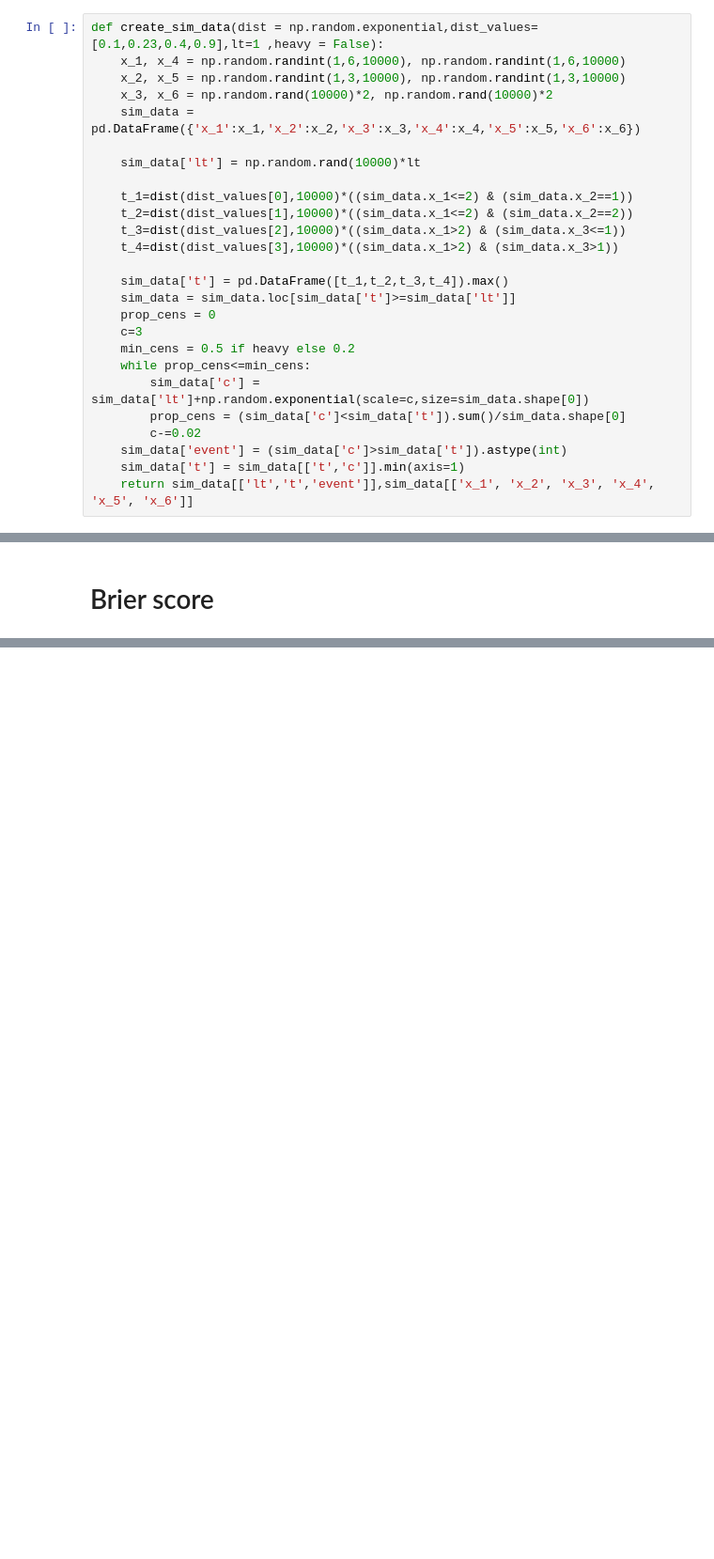
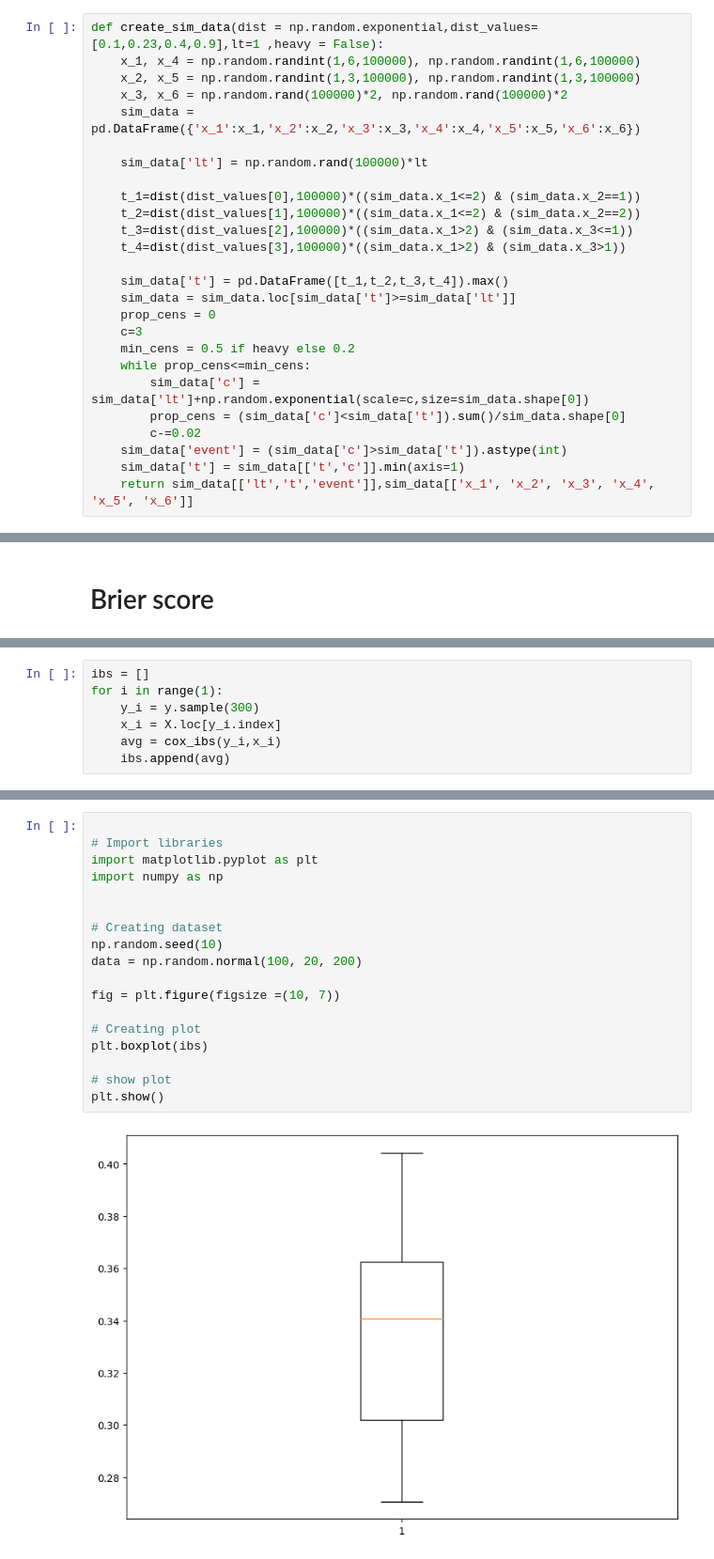
Before and after one commit to TomerWeissGit/LTRCTrees_python, a Jupyter notebook: models/simulations.ipynb, the cells around one changed output, grey strips where cells are left out. Shown: that part at 94% size. Drawn from its saved outputs; the diff is of its cells as text; blank space fills up the shorter version.

```diff
--- a/models/simulations.ipynb
+++ b/models/simulations.ipynb
@@ -82,17 +81,17 @@ tree.plot_tree(ltrc_art_tree,fontsize=30,feature_names=x_train.columns,filled =
 [figure]
 # %%
 def create_sim_data(dist = np.random.exponential,dist_values=[0.1,0.23,0.4,0.9],lt=1 ,heavy = False):
-    x_1, x_4 = np.random.randint(1,6,10000), np.random.randint(1,6,10000)
-    x_2, x_5 = np.random.randint(1,3,10000), np.random.randint(1,3,10000)
-    x_3, x_6 = np.random.rand(10000)*2, np.random.rand(10000)*2
+    x_1, x_4 = np.random.randint(1,6,100000), np.random.randint(1,6,100000)
+    x_2, x_5 = np.random.randint(1,3,100000), np.random.randint(1,3,100000)
+    x_3, x_6 = np.random.rand(100000)*2, np.random.rand(100000)*2
     sim_data = pd.DataFrame({'x_1':x_1,'x_2':x_2,'x_3':x_3,'x_4':x_4,'x_5':x_5,'x_6':x_6})
 
-    sim_data['lt'] = np.random.rand(10000)*lt
+    sim_data['lt'] = np.random.rand(100000)*lt
 
-    t_1=dist(dist_values[0],10000)*((sim_data.x_1<=2) & (sim_data.x_2==1))
-    t_2=dist(dist_values[1],10000)*((sim_data.x_1<=2) & (sim_data.x_2==2))
-    t_3=dist(dist_values[2],10000)*((sim_data.x_1>2) & (sim_data.x_3<=1))
-    t_4=dist(dist_values[3],10000)*((sim_data.x_1>2) & (sim_data.x_3>1))
+    t_1=dist(dist_values[0],100000)*((sim_data.x_1<=2) & (sim_data.x_2==1))
+    t_2=dist(dist_values[1],100000)*((sim_data.x_1<=2) & (sim_data.x_2==2))
+    t_3=dist(dist_values[2],100000)*((sim_data.x_1>2) & (sim_data.x_3<=1))
+    t_4=dist(dist_values[3],100000)*((sim_data.x_1>2) & (sim_data.x_3>1))
 
     sim_data['t'] = pd.DataFrame([t_1,t_2,t_3,t_4]).max()
     sim_data = sim_data.loc[sim_data['t']>=sim_data['lt']]
@@ -185,0 +158,7 @@ array([0, 1, 2, 3, 4])
+# %%
+ibs = []
+for i in range(1):
+    y_i = y.sample(300)
+    x_i = X.loc[y_i.index]
+    avg = cox_ibs(y_i,x_i)
+    ibs.append(avg)
@@ -185,0 +194,20 @@ array([0, 1, 2, 3, 4])
+# %%
+
+# Import libraries
+import matplotlib.pyplot as plt
+import numpy as np
+
+
+# Creating dataset
+np.random.seed(10)
+data = np.random.normal(100, 20, 200)
+
+fig = plt.figure(figsize =(10, 7))
+
+# Creating plot
+plt.boxplot(ibs)
+
+# show plot
+plt.show()
+# %% [output]
+[figure, added]
```
Also changed, not shown: parts of 11 cells of this notebook, 1 other file.
